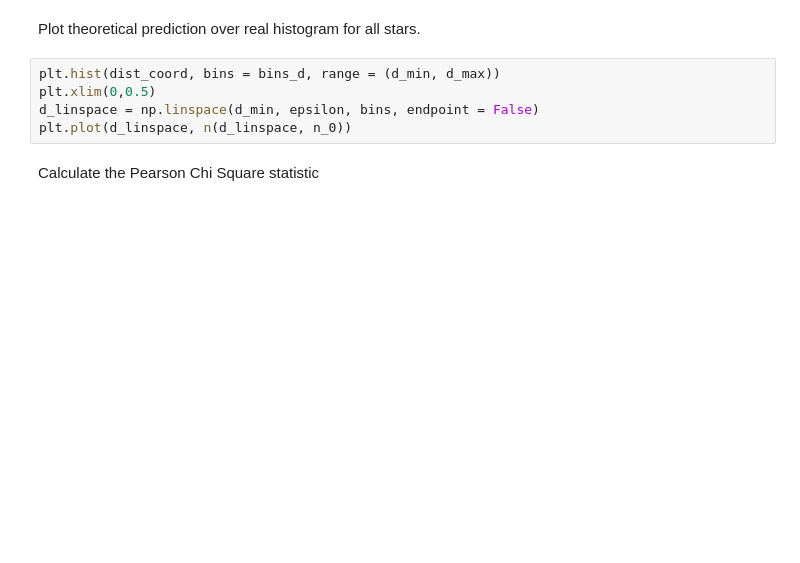
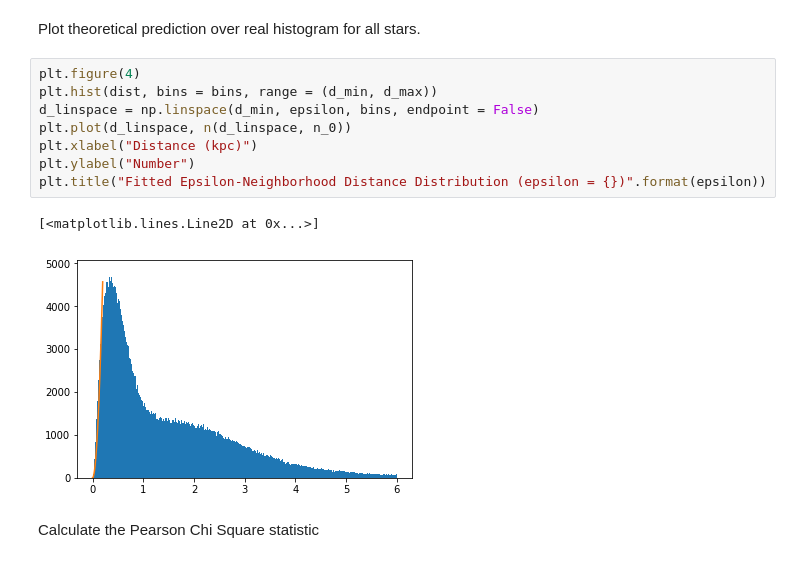
Before and after one commit to mwbub/Gaia-I3, a Jupyter notebook: Code/mock_data/sampling/selection function spherical.ipynb, the cells around one changed output. Cells and saved outputs as stored; diff of their text form; blank space fills up the shorter version.

```diff
--- a/Code/mock_data/sampling/selection function spherical.ipynb
+++ b/Code/mock_data/sampling/selection function spherical.ipynb
@@ -74,9 +89,15 @@ plt.plot(d_linspace, n(d_linspace, n_0))
 # %% [markdown]
 Plot theoretical prediction over real histogram for all stars.
 # %%
-plt.hist(dist_coord, bins = bins_d, range = (d_min, d_max))
-plt.xlim(0,0.5)
+plt.figure(4)
+plt.hist(dist, bins = bins, range = (d_min, d_max))
 d_linspace = np.linspace(d_min, epsilon, bins, endpoint = False)
 plt.plot(d_linspace, n(d_linspace, n_0))
+plt.xlabel("Distance (kpc)")
+plt.ylabel("Number")
+plt.title("Fitted Epsilon-Neighborhood Distance Distribution (epsilon = {})".format(epsilon))
+# %% [output]
+[<matplotlib.lines.Line2D at 0x...>]
+[figure, added]
 # %% [markdown]
 Calculate the Pearson Chi Square statistic
```
Also changed, not shown: parts of 4 cells of this notebook.
